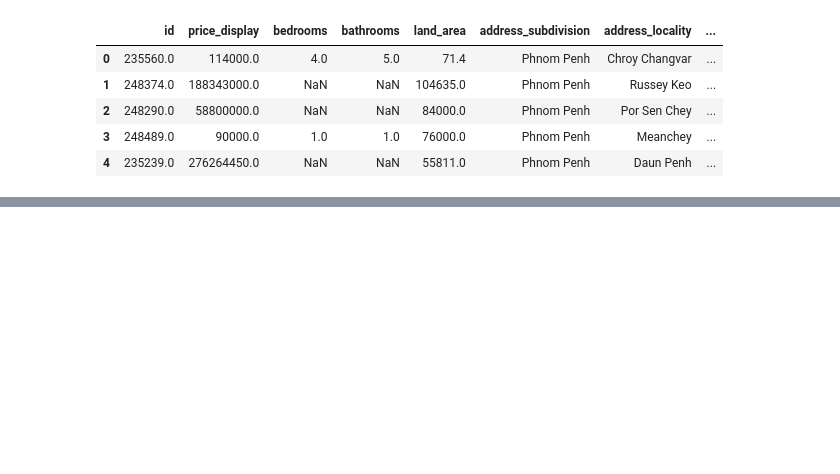
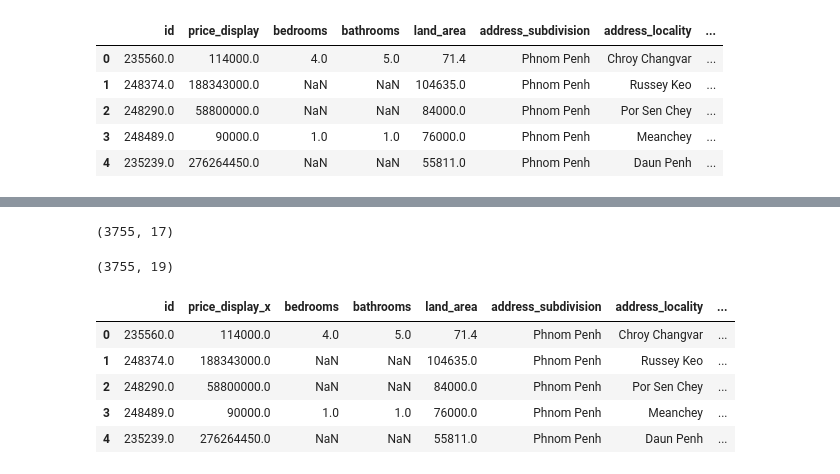
Before and after one commit to zinhour10/real_estate_price_prediction, a Jupyter notebook: notebooks/Clean Data/check_data.ipynb, the cells around one changed output, grey strips where cells are left out. Saved outputs shown, nothing was run; the diff lists cells and outputs as text; code cells hidden in the pictures; blank space fills up the shorter version.

```diff
--- a/notebooks/Clean Data/check_data.ipynb
+++ b/notebooks/Clean Data/check_data.ipynb
@@ -1,7 +1,9 @@
 # %%
 import pandas as pd
 # %%
-df = pd.read_csv('../../data/processed/realestates_kh_v2_3_7.csv', encoding='latin1')
+df = pd.read_csv('../../data/processed/realestates_kh_v4.csv', encoding='latin1')
+# %%
+df_1 = pd.read_csv('../../data/processed/realestates_kh_v2_4.csv', encoding='latin1')
 # %%
 df.head()
 # %% [output]
@@ -36,0 +85,14 @@ df.shape
+# %%
+df.shape
+# %% [output]
+(3755, 17)
+# %%
+df_merged = df.merge(
+    df_1[['id', 'information', 'price_display']].rename(columns={'display_price': 'price'}),
+    on='id',
+    how='left'
+)
+# %%
+df_merged.shape
+# %% [output]
+(3755, 19)
@@ -36,0 +101,12 @@ df.shape
+# %%
+pd.set_option('display.max_columns', None)
+pd.set_option('display.max_rows', 10000)
+# %%
+df_merged.head()
+# %% [output]
+|  | id | price_display_x | bedrooms | bathrooms | land_area | address_subdivision | address_locality | ... |
+| 0 | 235560.0 | 114000.0 | 4.0 | 5.0 | 71.4 | Phnom Penh | Chroy Changvar | ... |
+| 1 | 248374.0 | 188343000.0 | NaN | NaN | 104635.0 | Phnom Penh | Russey Keo | ... |
+| 2 | 248290.0 | 58800000.0 | NaN | NaN | 84000.0 | Phnom Penh | Por Sen Chey | ... |
+| 3 | 248489.0 | 90000.0 | 1.0 | 1.0 | 76000.0 | Phnom Penh | Meanchey | ... |
+| 4 | 235239.0 | 276264450.0 | NaN | NaN | 55811.0 | Phnom Penh | Daun Penh | ... |
```
Also changed, not shown: parts of 9 cells of this notebook, 30 other files.
